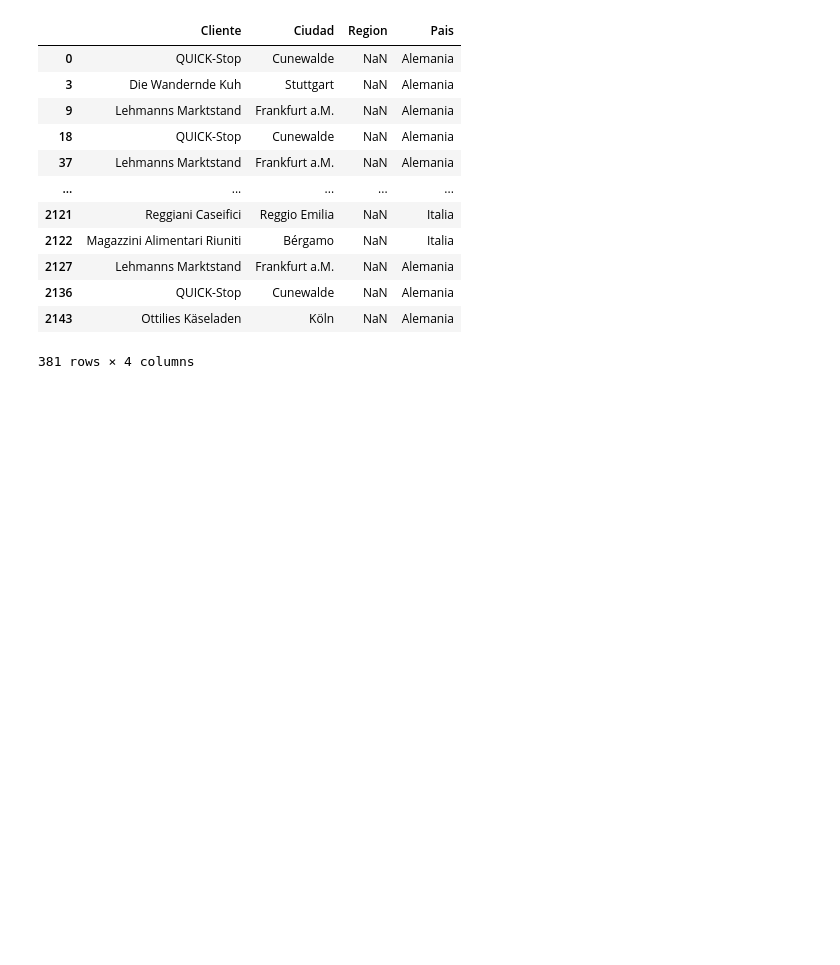
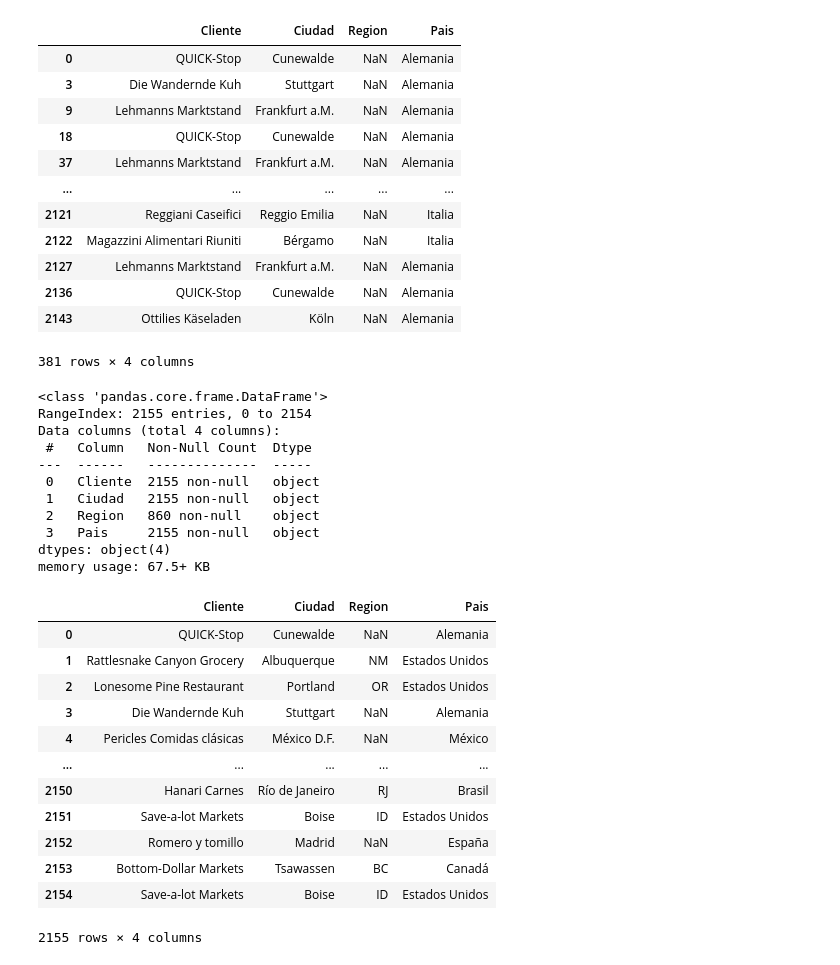
Before and after one commit to rvagelet/Python, a Jupyter notebook: 19072024.ipynb, the cells around one changed output. Drawn from its saved outputs; the diff is of its cells as text; code cells hidden in the pictures; blank space fills up the shorter version.

```diff
--- a/19072024.ipynb
+++ b/19072024.ipynb
@@ -77,4 +77,33 @@ Pedidos[DFPedidos][['Cliente','Ciudad','Region','Pais']]
 | 2136 | QUICK-Stop | Cunewalde | NaN | Alemania |
 | 2143 | Ottilies Käseladen | Köln | NaN | Alemania |
 381 rows × 4 columns
+# %%
+DF2Pedidos = pd.DataFrame(Pedidos, columns=['Cliente','Ciudad','Region','Pais'])
+DF2Pedidos.info()
+DF2Pedidos
+# %% [output]
+<class 'pandas.core.frame.DataFrame'>
+RangeIndex: 2155 entries, 0 to 2154
+Data columns (total 4 columns):
+ #   Column   Non-Null Count  Dtype
+---  ------   --------------  -----
+ 0   Cliente  2155 non-null   object
+ 1   Ciudad   2155 non-null   object
+ 2   Region   860 non-null    object
+ 3   Pais     2155 non-null   object
+dtypes: object(4)
+memory usage: 67.5+ KB
+|  | Cliente | Ciudad | Region | Pais |
+| 0 | QUICK-Stop | Cunewalde | NaN | Alemania |
+| 1 | Rattlesnake Canyon Grocery | Albuquerque | NM | Estados Unidos |
+| 2 | Lonesome Pine Restaurant | Portland | OR | Estados Unidos |
+| 3 | Die Wandernde Kuh | Stuttgart | NaN | Alemania |
+| 4 | Pericles Comidas clásicas | México D.F. | NaN | México |
+| ... | ... | ... | ... | ... |
+| 2150 | Hanari Carnes | Río de Janeiro | RJ | Brasil |
+| 2151 | Save-a-lot Markets | Boise | ID | Estados Unidos |
+| 2152 | Romero y tomillo | Madrid | NaN | España |
+| 2153 | Bottom-Dollar Markets | Tsawassen | BC | Canadá |
+| 2154 | Save-a-lot Markets | Boise | ID | Estados Unidos |
+2155 rows × 4 columns
 # %%
```
Also changed, not shown: parts of 11 cells of this notebook.
